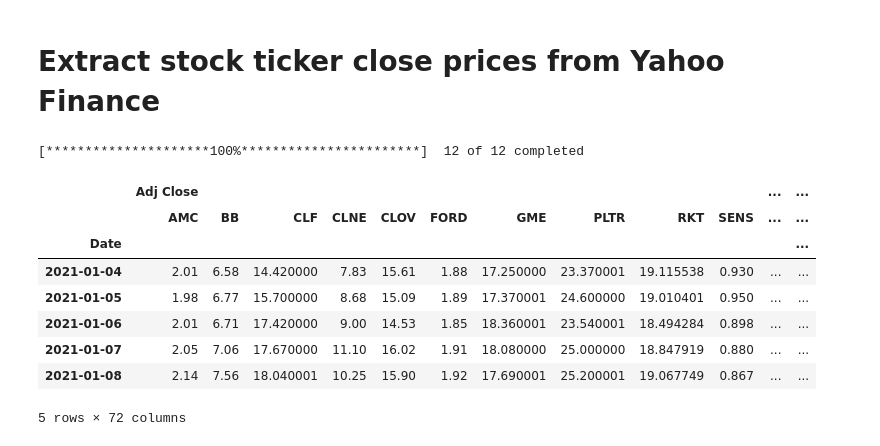
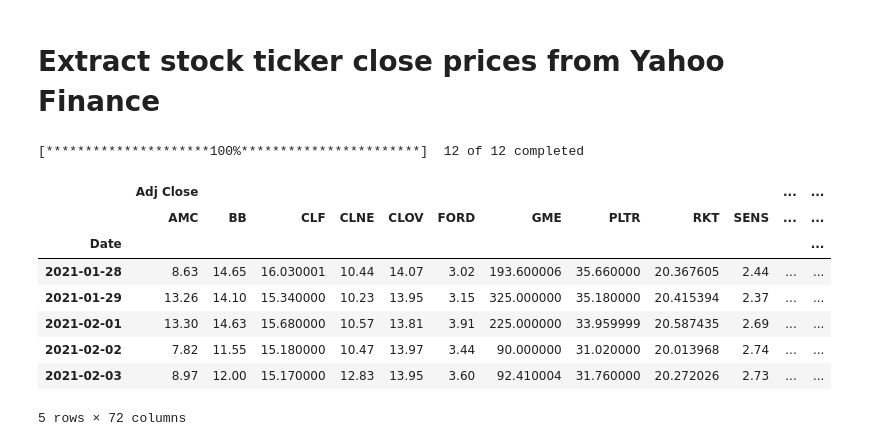
Before and after one commit to tiffanyharris711/callstreet-bets, a Jupyter notebook: CryptoETL.ipynb, the cells around one changed output. Drawn from its saved outputs; the diff is of its cells as text; code cells hidden in the pictures.

```diff
--- a/CryptoETL.ipynb
+++ b/CryptoETL.ipynb
@@ -191,18 +173,18 @@ consolidated_mentions.to_csv("Stock_Mention_Count.csv")
 # Extract stock ticker close prices from Yahoo Finance
 # %%
 #download stock ticker data from Jan 1-Jun 1 (same time period as Wallstreet Bets)
-data = yf.download('GME AMC CLOV BB CLF CLNE WKHS SENS PLTR RKT WWE FORD', start="2021-01-01", end="2021-06-01")
+data = yf.download('GME AMC CLOV BB CLF CLNE WKHS SENS PLTR RKT WWE FORD', start="2021-01-28", end="2021-06-01")
 data.head()
 # %% [output]
 [*********************100%***********************]  12 of 12 completed
 |  | Adj Close |  |  |  |  |  |  |  |  |  | ... | ... |
 |  | AMC | BB | CLF | CLNE | CLOV | FORD | GME | PLTR | RKT | SENS | ... | ... |
 | Date |  |  |  |  |  |  |  |  |  |  |  | ... |
-| 2021-01-04 | 2.01 | 6.58 | 14.420000 | 7.83 | 15.61 | 1.88 | 17.250000 | 23.370001 | 19.115538 | 0.930 | ... | ... |
-| 2021-01-05 | 1.98 | 6.77 | 15.700000 | 8.68 | 15.09 | 1.89 | 17.370001 | 24.600000 | 19.010401 | 0.950 | ... | ... |
-| 2021-01-06 | 2.01 | 6.71 | 17.420000 | 9.00 | 14.53 | 1.85 | 18.360001 | 23.540001 | 18.494284 | 0.898 | ... | ... |
-| 2021-01-07 | 2.05 | 7.06 | 17.670000 | 11.10 | 16.02 | 1.91 | 18.080000 | 25.000000 | 18.847919 | 0.880 | ... | ... |
-| 2021-01-08 | 2.14 | 7.56 | 18.040001 | 10.25 | 15.90 | 1.92 | 17.690001 | 25.200001 | 19.067749 | 0.867 | ... | ... |
+| 2021-01-28 | 8.63 | 14.65 | 16.030001 | 10.44 | 14.07 | 3.02 | 193.600006 | 35.660000 | 20.367605 | 2.44 | ... | ... |
+| 2021-01-29 | 13.26 | 14.10 | 15.340000 | 10.23 | 13.95 | 3.15 | 325.000000 | 35.180000 | 20.415394 | 2.37 | ... | ... |
+| 2021-02-01 | 13.30 | 14.63 | 15.680000 | 10.57 | 13.81 | 3.91 | 225.000000 | 33.959999 | 20.587435 | 2.69 | ... | ... |
+| 2021-02-02 | 7.82 | 11.55 | 15.180000 | 10.47 | 13.97 | 3.44 | 90.000000 | 31.020000 | 20.013968 | 2.74 | ... | ... |
+| 2021-02-03 | 8.97 | 12.00 | 15.170000 | 12.83 | 13.95 | 3.60 | 92.410004 | 31.760000 | 20.272026 | 2.73 | ... | ... |
 5 rows × 72 columns
 # %%
 #drop columns not needed
```
Also changed, not shown: parts of 8 cells of this notebook, 5 other files.
